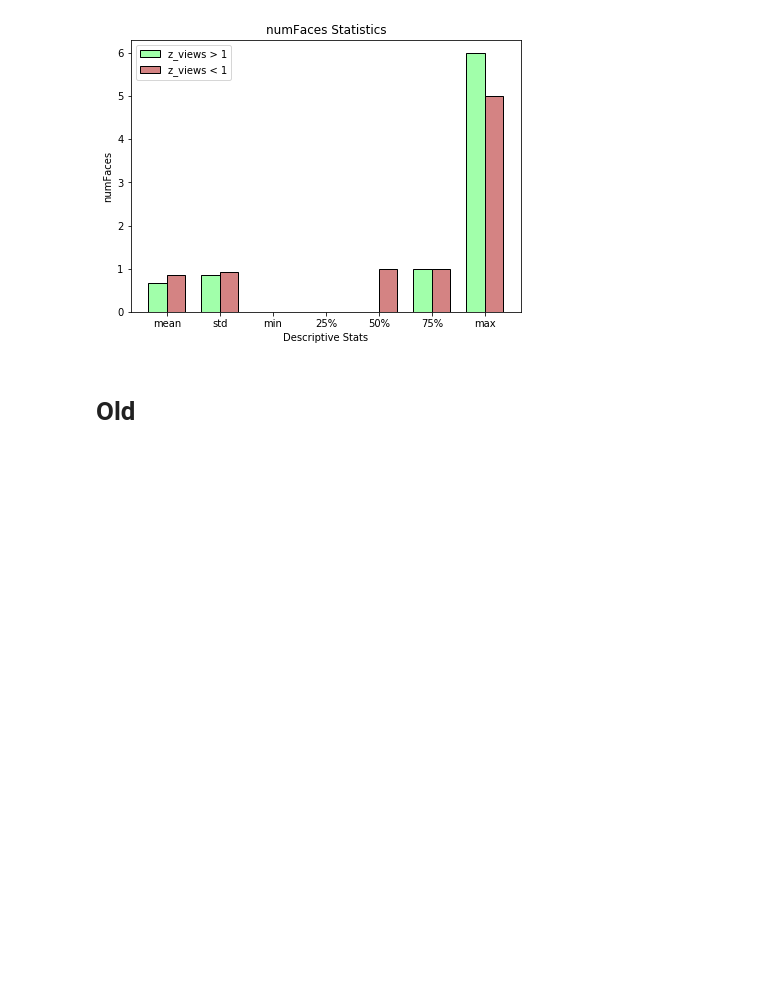
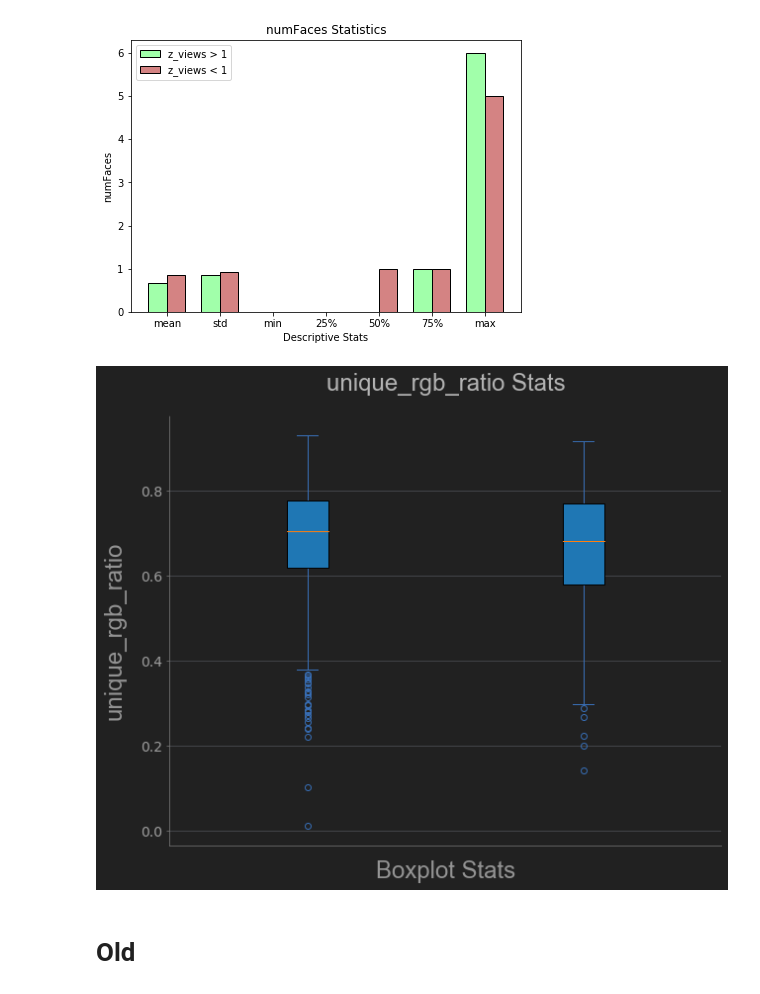
Before and after one commit to codencoding/Red-Means-Go, a Jupyter notebook: notebooks/eda/cwynne_combined_analysis.ipynb, the cells around one changed output. Drawn from its saved outputs; the diff is of its cells as text; code cells hidden in the pictures; blank space fills up the shorter version.

```diff
--- a/notebooks/eda/cwynne_combined_analysis.ipynb
+++ b/notebooks/eda/cwynne_combined_analysis.ipynb
@@ -103,7 +103,7 @@ all_face = final_df.fillna(value={"numFaces":0})
 analysis_df = all_face
 
 # this is the original 9800 dataset for dev purposes
-# analysis_df = pd.read_csv("../../data/local/fortnite/video_data/fortnite_full_features_05_22_20.csv")
+analysis_df = pd.read_csv("../../data/local/fortnite/video_data/fortnite_full_features_05_22_20.csv")
 # %%
 # emotion stats for each descriptive stat for each meta column
 plt.rcParams['figure.figsize'] = [6, 4]
@@ -315,6 +315,38 @@ for num_feat in numerical_img_feats:
 [figure]
 [figure]
 [figure]
+# %%
+good_rgb = good_perf['unique_rgb_ratio'].values
+poor_rgb = poor_perf['unique_rgb_ratio'].values
+good_hue = good_perf['mean_hue'].values
+poor_hue = poor_perf['mean_hue'].values
+# %%
+plt.rcParams['figure.figsize'] = [10, 8]
+col_name = 'unique_rgb_ratio'
+fig, ax = plt.subplots()
+c = '#3970b8'
+ax.boxplot([good_rgb, poor_rgb],patch_artist=True,
+            capprops=dict(color=c),
+            whiskerprops=dict(color=c),
+            flierprops=dict(color=c, markeredgecolor=c))
+
+plt.xticks(range(1),labels=[''],color="white",fontsize=16)
+
+plt.xlabel("Boxplot Stats",color="#949494",fontname="Arial",fontsize=24,labelpad=15)
+plt.ylabel(col_name,color="#949494",fontname="Arial",fontsize=24,labelpad=15)
+plt.title(col_name + " Stats",fontname='Arial',color='#b3b3b3',fontsize=24,pad=25)
+ax.set_facecolor('#212121')
+ax.spines['bottom'].set_color('#757575')
+ax.spines['top'].set_color('#212121')
+ax.spines['right'].set_color('#212121')
+ax.spines['left'].set_color('#757575')
+ax.tick_params(axis='y', colors='#757575')
+fig.patch.set_facecolor('#212121')
+plt.yticks(color='#9e9e9e',fontsize=14)
+plt.grid(axis='y',color="#4c4f54")
+plt.show()
+# %% [output]
+[figure, added]
 # %% [markdown]
 # Old
 # %%
```
Also changed, not shown: 1 other file.
